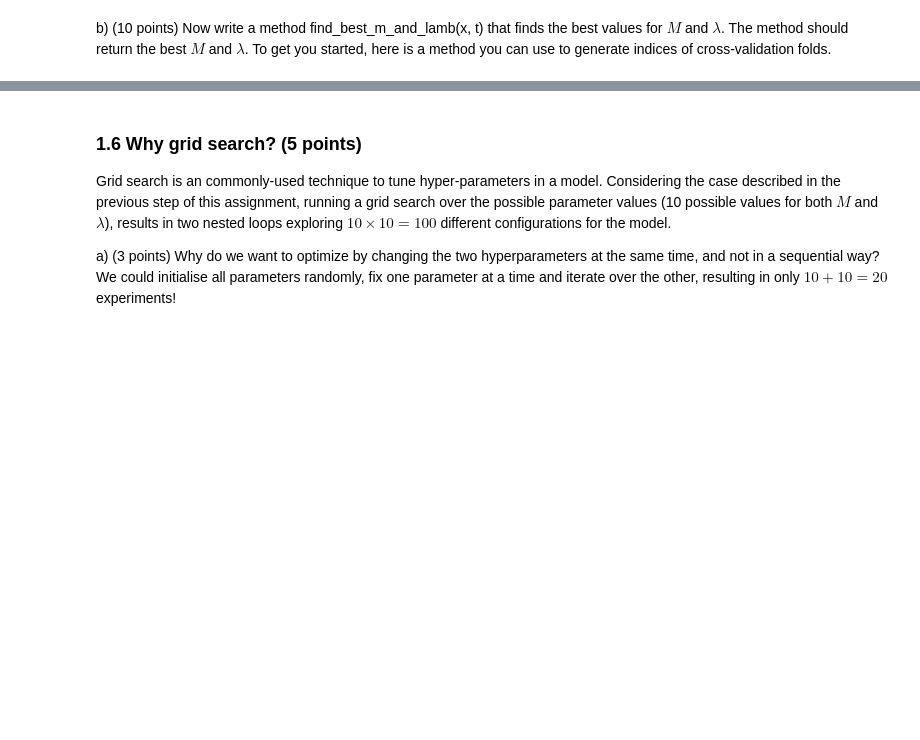
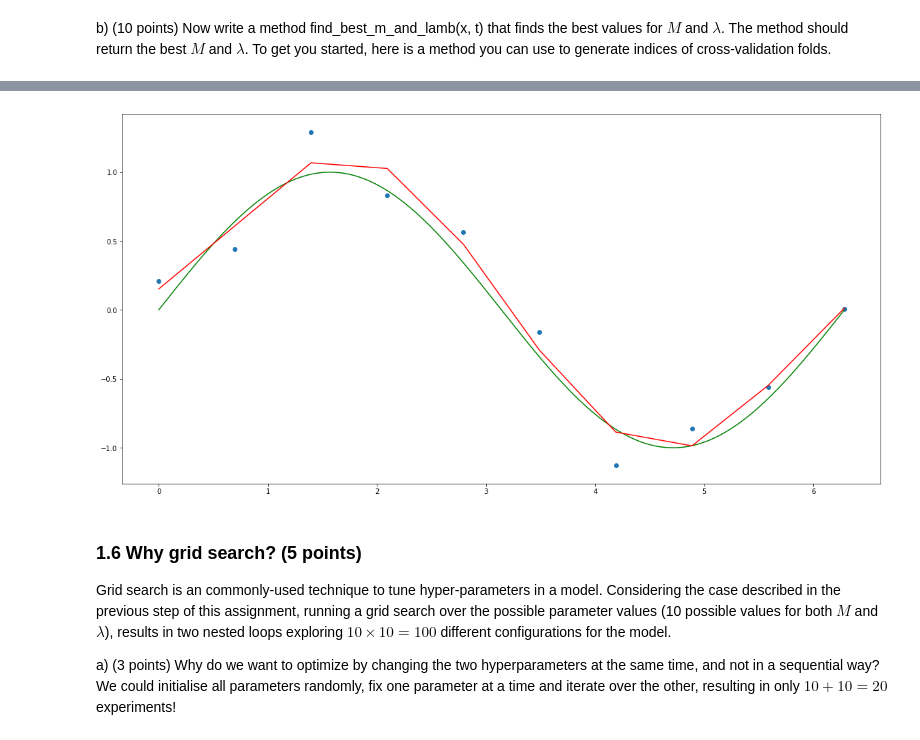
Before and after one commit to ioangatop/MachineLearning, a Jupyter notebook: 12141666_12166804_lab1.ipynb, the cells around one changed output, grey strips where cells are left out. Drawn from its saved outputs; the diff is of its cells as text; code cells hidden in the pictures; blank space fills up the shorter version.

Commit message:
Cross Validation

```diff
--- a/12141666_12166804_lab1.ipynb
+++ b/12141666_12166804_lab1.ipynb
@@ -255,3 +250,14 @@ def pred_error(x_train, x_valid, t_train, t_valid, M, reg):
+# %%
+def pred_error(x_train, x_valid, t_train, t_valid, M, reg):
+    w, Phi = fit_polynomial_reg(x_train, t_train, M, reg)
+    Phi_x_valid = designmatrix(x_valid, M+1)
+    y_predict = np.matmul(Phi_x_valid, w)
+    pred_err = 0
+    for i in range(len(y_predict)):
+        square_error = pow(y_predict[i] - t_valid[i],2)
+        pred_err += square_error
+    pred_err = pred_err/len(y_predict)
+    return pred_err
 # %%
 ### Test your function
 N = 10
@@ -276,9 +282,82 @@ def kfold_indices(N, k):
         valid_folds.append(valid_indices)
         train_folds.append(np.setdiff1d(all_indices, valid_indices))
     return train_folds, valid_folds
-# %%
-def find_best_m_and_lamb(x, t):
-    # YOUR CODE HERE
-    raise NotImplementedError()
-
-    return M_best, lamb_best
+# %%
+def find_best_m_and_lamb(x, t):
+    import operator
+
+    train_folds, valid_folds = kfold_indices(N, k)
+
+    reg_range = np.ones(11) * np.exp(1)
+    for i in range(0,11):
+        reg_range[i] = pow(reg_range[i],-10 + i)
+
+    min_err = 1
+    for M in range(11):
+        for reg in reg_range:
+            sum_err = 0
+            for i in range(5):
+                x_train = operator.itemgetter(train_folds[i])(x)
+                t_train = operator.itemgetter(train_folds[i])(t)
+                x_valid = operator.itemgetter(valid_folds[i])(x)
+                t_valid = operator.itemgetter(valid_folds[i])(t)
+                err = pred_error(x_train, x_valid, t_train, t_valid, M, reg)
+                sum_err += err
+            sum_err = sum_err/k
+            if sum_err < min_err:
+                min_err = sum_err
+                lamb_best = reg
+                M_best = M
+    print('---')
+    print("%.10f" % min_err)
+    print('---')
+
+
+    return M_best, lamb_best
+
+
+
+
+# # nub of loops 5*(11*11)
+N = 10
+k = 5
+
+x, t = gen_sine(N)
+
+
+# print(x)
+# print(t)
+# train_folds, valid_folds = kfold_indices(N, k)
+# print(train_folds[0])
+# print('----')
+# print(valid_folds[0])
+# print('----')
+# x_train = operator.itemgetter(train_folds[0])(x)
+# t_train = operator.itemgetter(train_folds[0])(t)
+# x_valid = operator.itemgetter(valid_folds[0])(x)
+# t_valid = operator.itemgetter(valid_folds[0])(t)
+# print(x_train)
+# print(t_train)
+# print(x_valid)
+# print(t_valid)
+
+
+
+M_best, lamb_best = find_best_m_and_lamb(x, t)
+print(M_best)
+print(lamb_best)
+
+
+x_axis = np.linspace(0, 2*np.pi, 1000)
+w, Phi = fit_polynomial_reg(x, t, M_best, lamb_best)
+y = np.matmul(Phi, w)
+plt.plot(x_axis, np.sin(x_axis), 'g')
+plt.scatter(x, t)
+plt.plot(x, y, 'r')
+
+
+# print(x)
+# import operator
+# x_test = operator.itemgetter(train_folds[0])(x)
+# print(x_test)
+# %% [output]
@@ -285,3 +370,4 @@ def find_best_m_and_lamb(x, t):
+[figure, added]
 # %%
 ### If you want you can write your own test here
 # %% [markdown]
```
Also changed, not shown: parts of 14 cells of this notebook.
